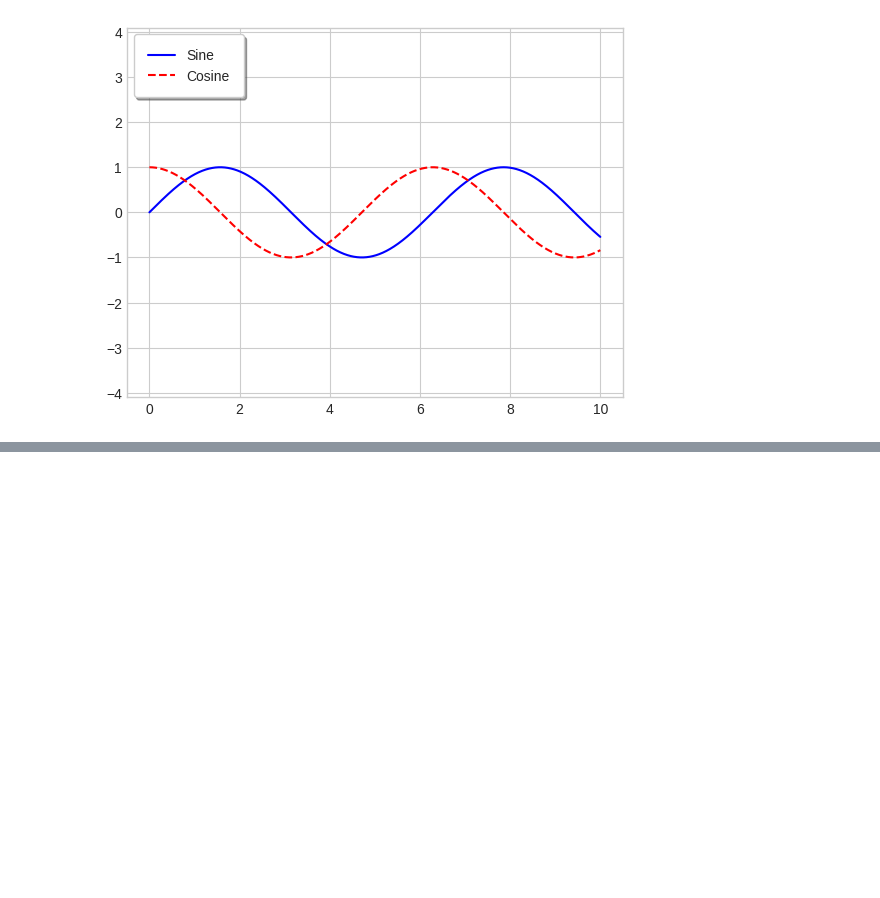
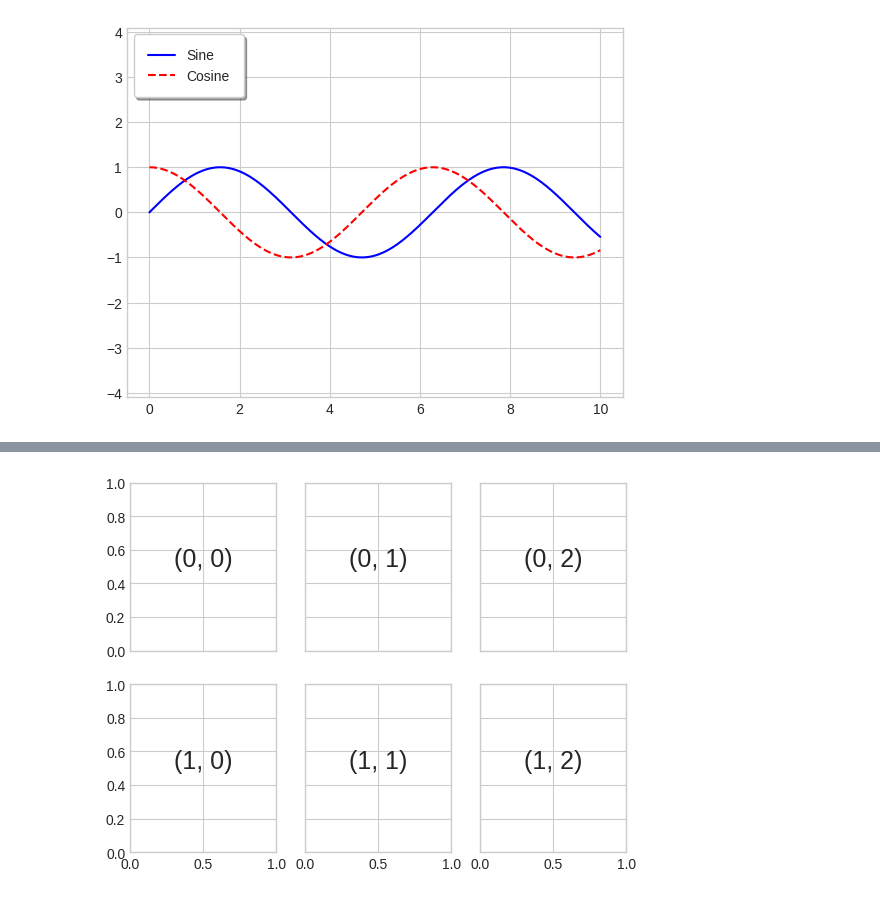
Before and after one commit to SlawCzech/matplot_exercises, a Jupyter notebook: matplot_basic.ipynb, the cells around one changed output, grey strips where cells are left out. Drawn from its saved outputs; the diff is of its cells as text; code cells hidden in the pictures; blank space fills up the shorter version.

```diff
--- a/matplot_basic.ipynb
+++ b/matplot_basic.ipynb
@@ -265,0 +295,8 @@ ax.legend?
+# %%
+# wykresu ze wspólnymi wartościami osi x i y
+fig_5, ax = plt.subplots(2, 3, sharex='col', sharey='row')
+for i in range(2):
+    for j in range(3):
+        ax[i, j].text(0.5, 0.5, str((i, j)), fontsize=18, ha='center')
+# %% [output]
+[figure, added]
```
Also changed, not shown: parts of 7 cells of this notebook.
